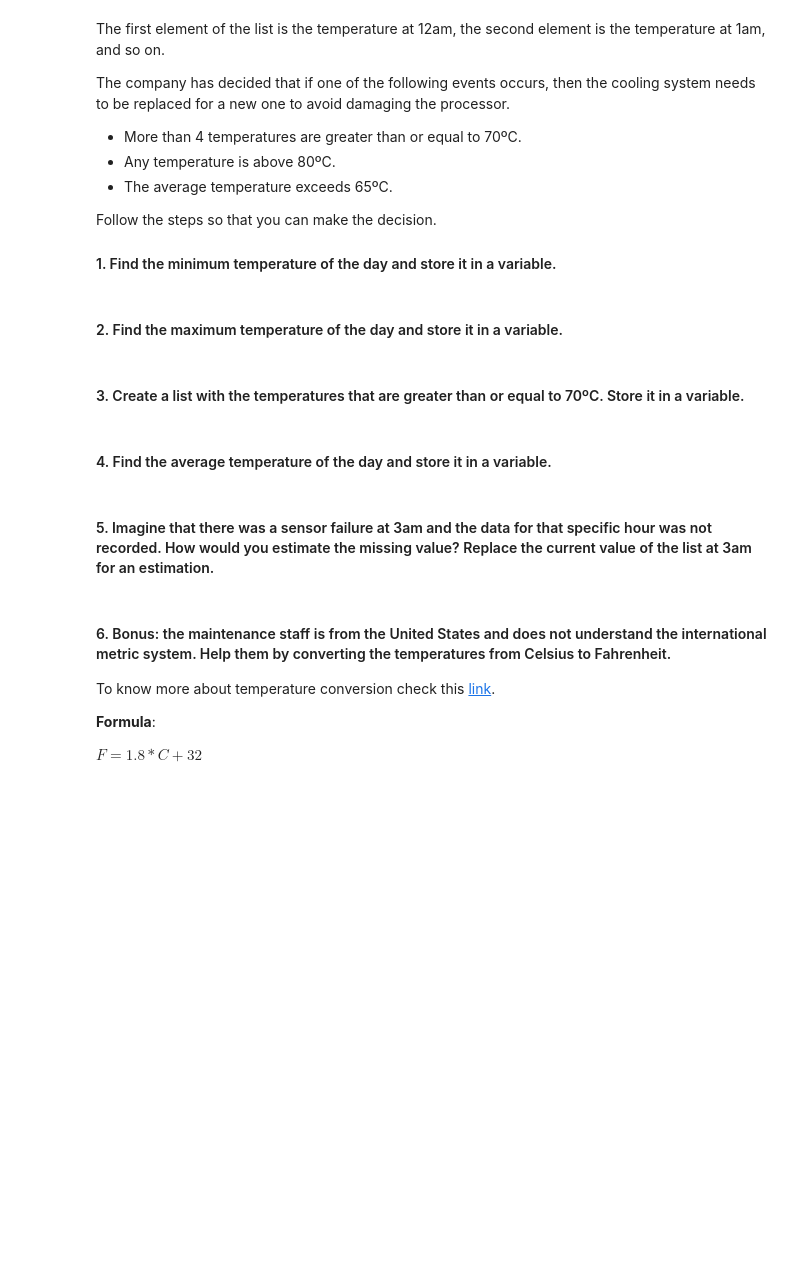
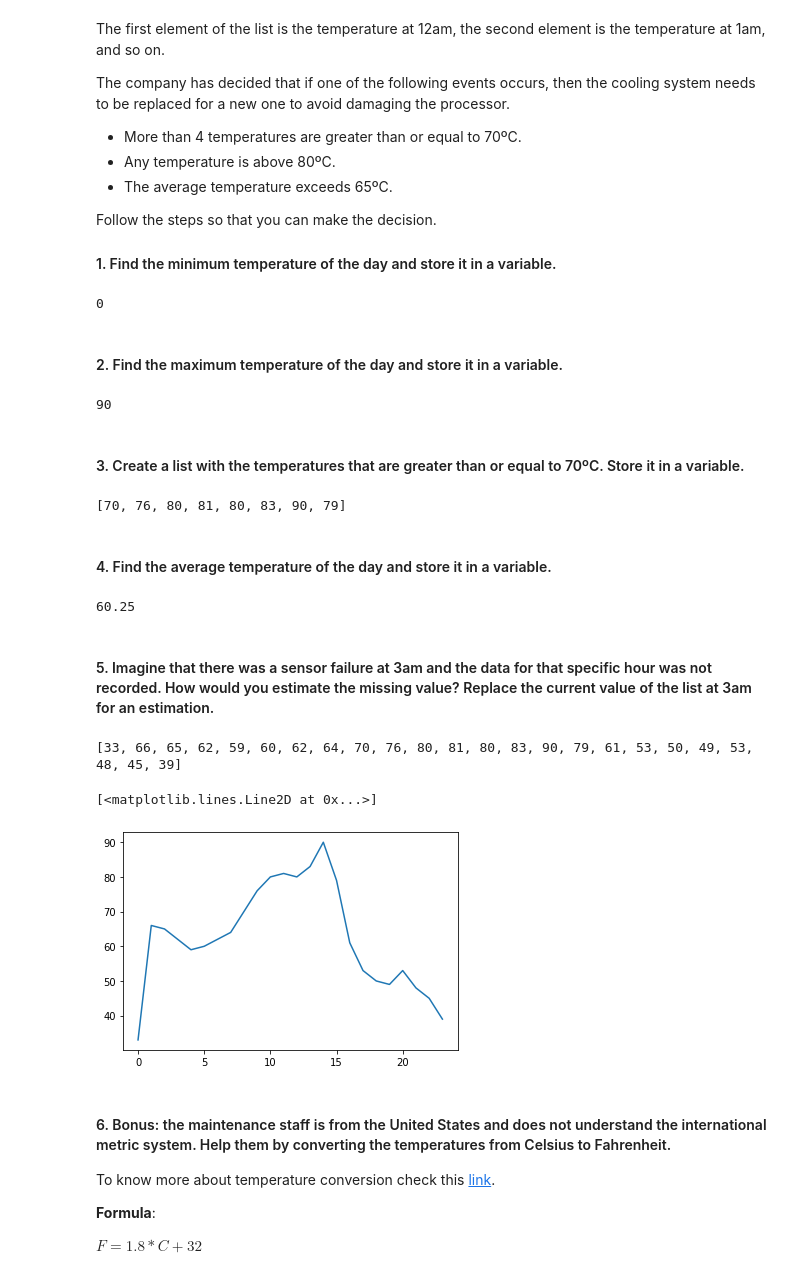
Before and after one commit to kelsey-ironhack/data-prework, a Jupyter notebook: 1.-Python/5.-Temperature-Processor/temperature.ipynb, the cells around one changed output. Drawn from its saved outputs; the diff is of its cells as text; code cells hidden in the pictures; blank space fills up the shorter version.

```diff
--- a/1.-Python/5.-Temperature-Processor/temperature.ipynb
+++ b/1.-Python/5.-Temperature-Processor/temperature.ipynb
@@ -27,14 +33,45 @@ The company has decided that if one of the following events occurs, then the coo
 Follow the steps so that you can make the decision.
 
 #### 1. Find the minimum temperature of the day and store it in a variable.
+# %%
+min_temp = min(temperatures_C)
+print(min_temp)
+# %% [output]
+0
 # %% [markdown]
 #### 2. Find the maximum temperature of the day and store it in a variable.
+# %%
+max_temp = max(temperatures_C)
+print(max_temp)
+# %% [output]
+90
 # %% [markdown]
 #### 3. Create a list with the temperatures that are greater than or equal to 70ºC. Store it in a variable.
+# %%
+sup_70 = [temp for temp in temperatures_C if temp >= 70]
+print(sup_70)
+# %% [output]
+[70, 76, 80, 81, 80, 83, 90, 79]
 # %% [markdown]
 #### 4. Find the average temperature of the day and store it in a variable.
+# %%
+average_temp = sum(temperatures_C)/len(temperatures_C)
+print(average_temp)
+# %% [output]
+60.25
 # %% [markdown]
 #### 5. Imagine that there was a sensor failure at 3am and the data for that specific hour was not recorded. How would you estimate the missing value? Replace the current value of the list at 3am for an estimation.
+# %%
+temperatures_C[3] = int((65+59)/2)
+print(temperatures_C)
+# %% [output]
+[33, 66, 65, 62, 59, 60, 62, 64, 70, 76, 80, 81, 80, 83, 90, 79, 61, 53, 50, 49, 53, 48, 45, 39]
+# %%
+import matplotlib.pyplot as plt
+plt.plot(temperatures_C)
+# %% [output]
+[<matplotlib.lines.Line2D at 0x...>]
+[figure, added]
 # %% [markdown]
 #### 6. Bonus: the maintenance staff is from the United States and does not understand the international metric system. Help them by converting the temperatures from Celsius to Fahrenheit.
 To know more about temperature conversion check this [link](https://en.wikipedia.org/wiki/Conversion_of_units_of_temperature).
```
Also changed, not shown: parts of 8 cells of this notebook, 44 other files.
